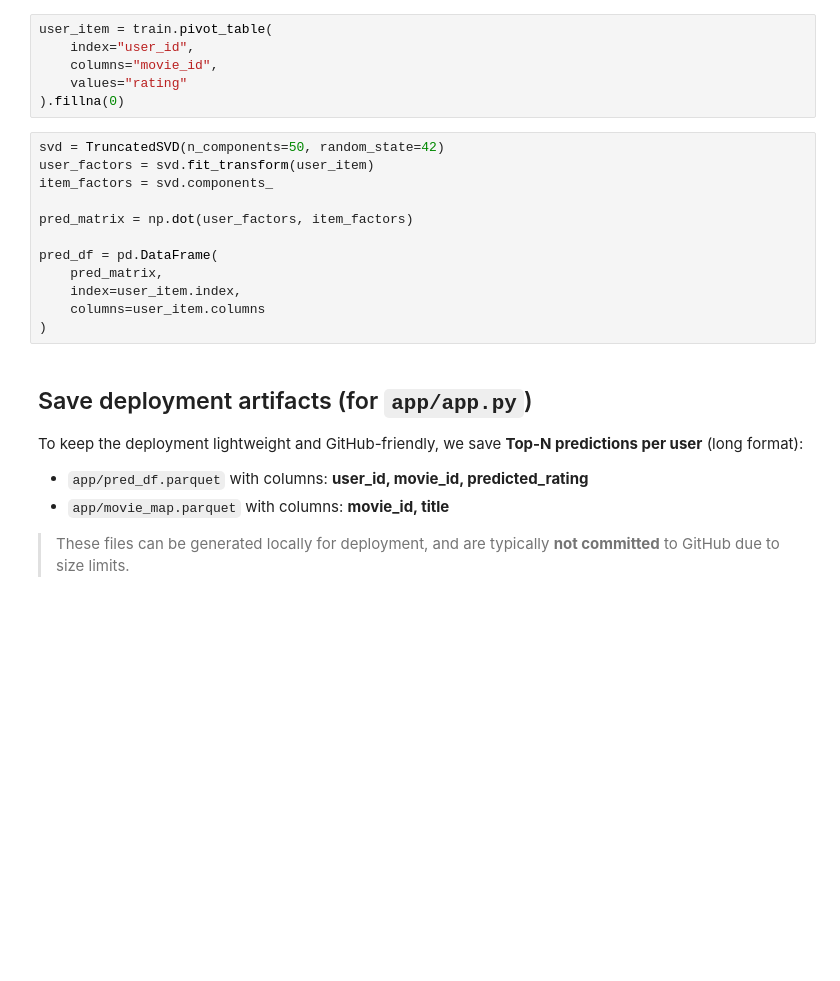
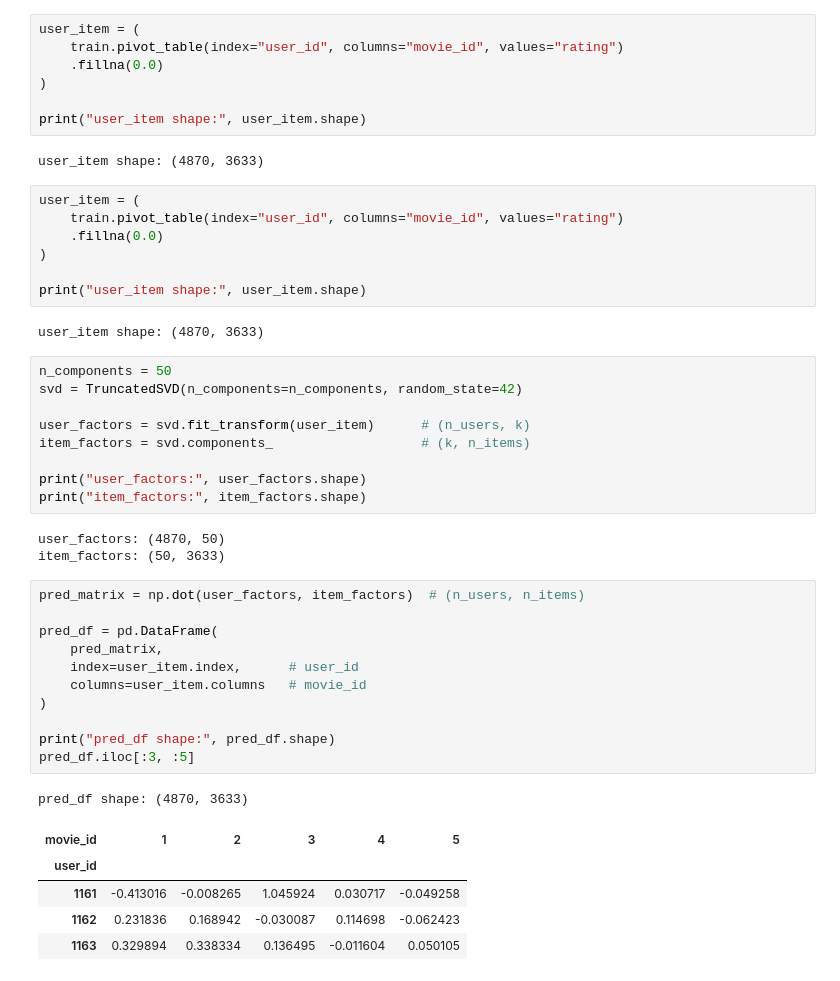
Before and after one commit to johnraffyraymundo29/AIMCapstone2025, a Jupyter notebook: notebooks/03_MF_Train_eval.ipynb, the cells around one changed output. Drawn from its saved outputs; the diff is of its cells as text; blank space fills up the shorter version.

```diff
--- a/notebooks/03_MF_Train_eval.ipynb
+++ b/notebooks/03_MF_Train_eval.ipynb
@@ -61,27 +102,48 @@ test = ratings_sorted.iloc[val_end:]
 # %%
-user_item = train.pivot_table(
-    index="user_id",
-    columns="movie_id",
-    values="rating"
-).fillna(0)
+user_item = (
+    train.pivot_table(index="user_id", columns="movie_id", values="rating")
+    .fillna(0.0)
+)
+
+print("user_item shape:", user_item.shape)
+# %% [output]
+user_item shape: (4870, 3633)
+# %%
+user_item = (
+    train.pivot_table(index="user_id", columns="movie_id", values="rating")
+    .fillna(0.0)
+)
+
+print("user_item shape:", user_item.shape)
+# %% [output]
+user_item shape: (4870, 3633)
+# %%
+n_components = 50
+svd = TruncatedSVD(n_components=n_components, random_state=42)
+
+user_factors = svd.fit_transform(user_item)      # (n_users, k)
+item_factors = svd.components_                   # (k, n_items)
+
+print("user_factors:", user_factors.shape)
+print("item_factors:", item_factors.shape)
+# %% [output]
+user_factors: (4870, 50)
+item_factors: (50, 3633)
 # %%
-svd = TruncatedSVD(n_components=50, random_state=42)
-user_factors = svd.fit_transform(user_item)
-item_factors = svd.components_
-
-pred_matrix = np.dot(user_factors, item_factors)
+pred_matrix = np.dot(user_factors, item_factors)  # (n_users, n_items)
 
 pred_df = pd.DataFrame(
     pred_matrix,
-    index=user_item.index,
-    columns=user_item.columns
+    index=user_item.index,      # user_id
+    columns=user_item.columns   # movie_id
 )
+
+print("pred_df shape:", pred_df.shape)
+pred_df.iloc[:3, :5]
+# %% [output]
+pred_df shape: (4870, 3633)
+| movie_id | 1 | 2 | 3 | 4 | 5 |
+| user_id |  |  |  |  |  |
+| 1161 | -0.413016 | -0.008265 | 1.045924 | 0.030717 | -0.049258 |
+| 1162 | 0.231836 | 0.168942 | -0.030087 | 0.114698 | -0.062423 |
+| 1163 | 0.329894 | 0.338334 | 0.136495 | -0.011604 | 0.050105 |
-# %% [markdown]
-## Save deployment artifacts (for `app/app.py`)
-
-To keep the deployment lightweight and GitHub-friendly, we save **Top-N predictions per user** (long format):
-
-- `app/pred_df.parquet` with columns: **user_id, movie_id, predicted_rating**
-- `app/movie_map.parquet` with columns: **movie_id, title**
-
-> These files can be generated locally for deployment, and are typically **not committed** to GitHub due to size limits.
```
Also changed, not shown: parts of 18 cells of this notebook.
